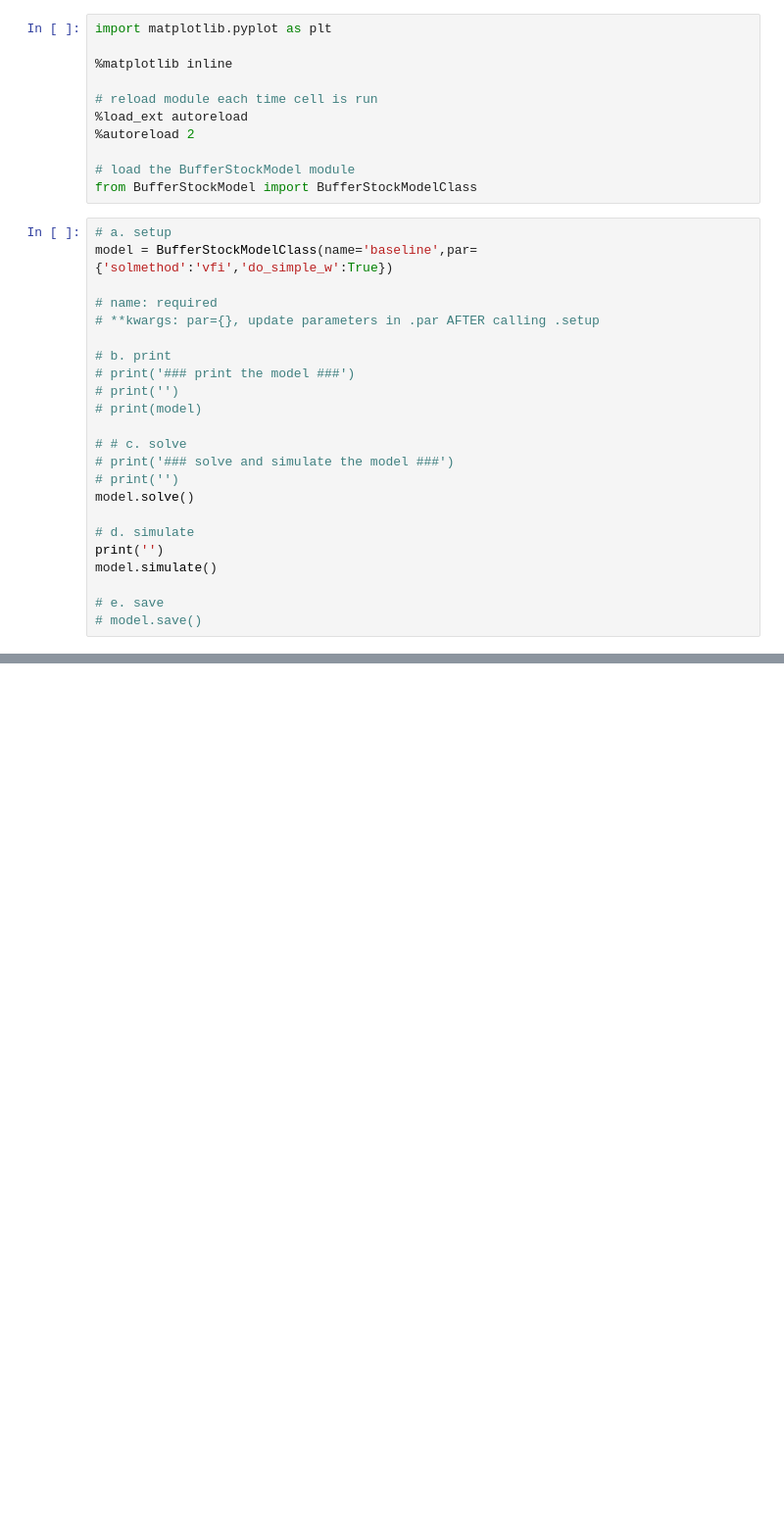
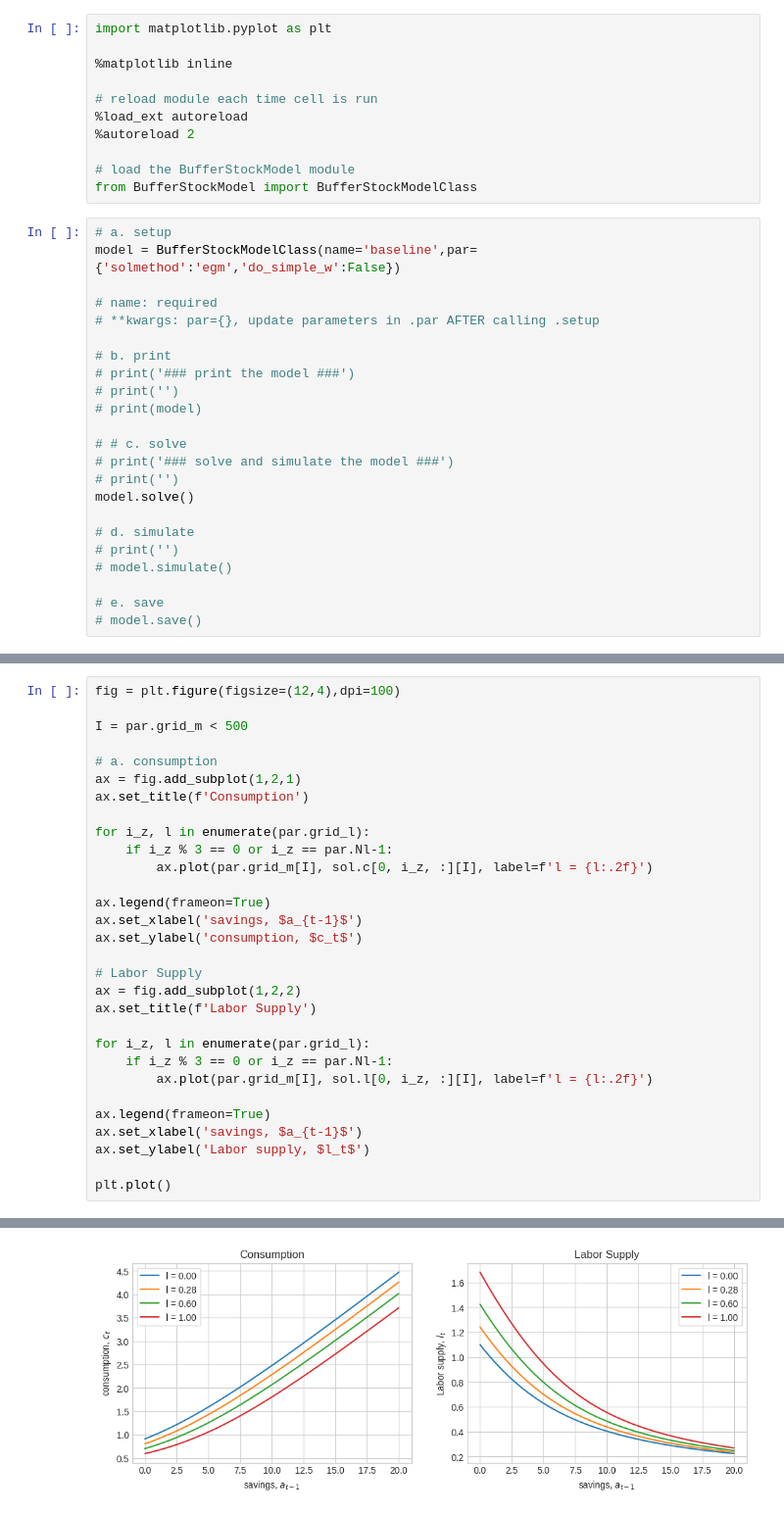
Before and after one commit to Bernseng/Dynamic-Programming-Project, a Jupyter notebook: buffer_2.0/BufferStockModel.ipynb, the cells around one changed output, grey strips where cells are left out. Shown at 98% size. Saved outputs shown, nothing was run; the diff lists cells and outputs as text; blank space fills up the shorter version.

```diff
--- a/buffer_2.0/BufferStockModel.ipynb
+++ b/buffer_2.0/BufferStockModel.ipynb
@@ -14,7 +14,7 @@ import matplotlib.pyplot as plt
 from BufferStockModel import BufferStockModelClass
 # %%
 # a. setup
-model = BufferStockModelClass(name='baseline',par={'solmethod':'vfi','do_simple_w':True})
+model = BufferStockModelClass(name='baseline',par={'solmethod':'egm','do_simple_w':False})
 
 # name: required
 # **kwargs: par={}, update parameters in .par AFTER calling .setup
@@ -30,8 +30,8 @@ model = BufferStockModelClass(name='baseline',par={'solmethod':'vfi','do_simple_
 model.solve()
 
 # d. simulate
-print('')
-model.simulate()
+# print('')
+# model.simulate()
 
 # e. save
 # model.save()
@@ -54,0 +72,31 @@ sol = model.sol
+# %%
+fig = plt.figure(figsize=(12,4),dpi=100)
+
+I = par.grid_m < 500
+
+# a. consumption
+ax = fig.add_subplot(1,2,1)
+ax.set_title(f'Consumption')
+
+for i_z, l in enumerate(par.grid_l):
+    if i_z % 3 == 0 or i_z == par.Nl-1:
+        ax.plot(par.grid_m[I], sol.c[0, i_z, :][I], label=f'l = {l:.2f}')
+
+ax.legend(frameon=True)
+ax.set_xlabel('savings, $a_{t-1}$')
+ax.set_ylabel('consumption, $c_t$')
+
+# Labor Supply
+ax = fig.add_subplot(1,2,2)
+ax.set_title(f'Labor Supply')
+
+for i_z, l in enumerate(par.grid_l):
+    if i_z % 3 == 0 or i_z == par.Nl-1:
+        ax.plot(par.grid_m[I], sol.l[0, i_z, :][I], label=f'l = {l:.2f}')
+
+ax.legend(frameon=True)
+ax.set_xlabel('savings, $a_{t-1}$')
+ax.set_ylabel('Labor supply, $l_t$')
+
+plt.plot()
+# %% [output]
@@ -55 +104,2 @@ sol = model.sol
+[figure, added]
 # %%
```
Also changed, not shown: parts of 5 cells of this notebook, 9 other files.
